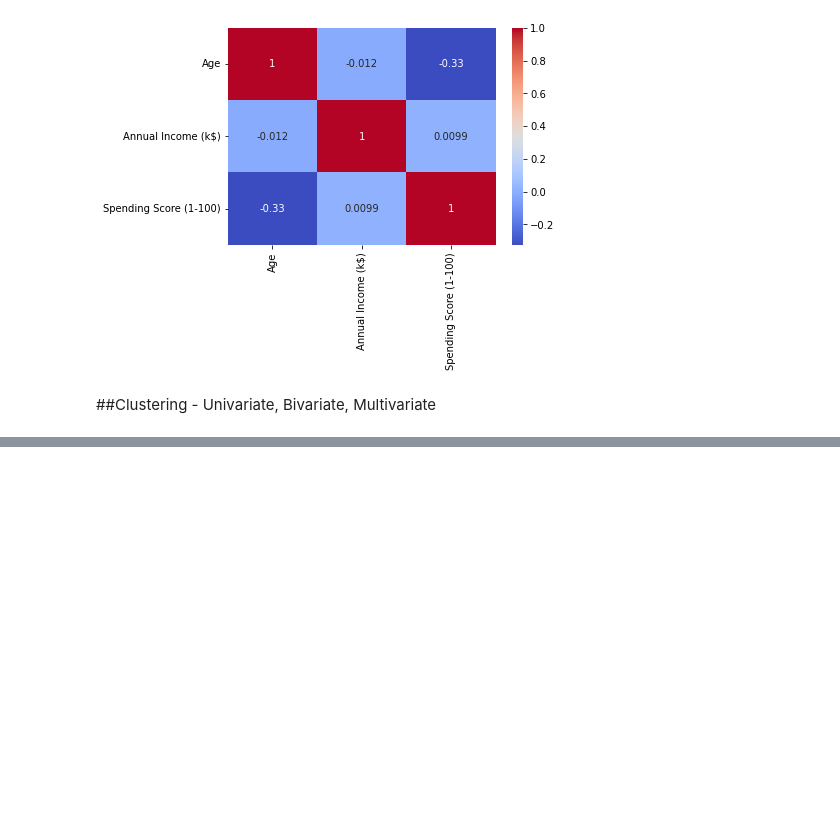
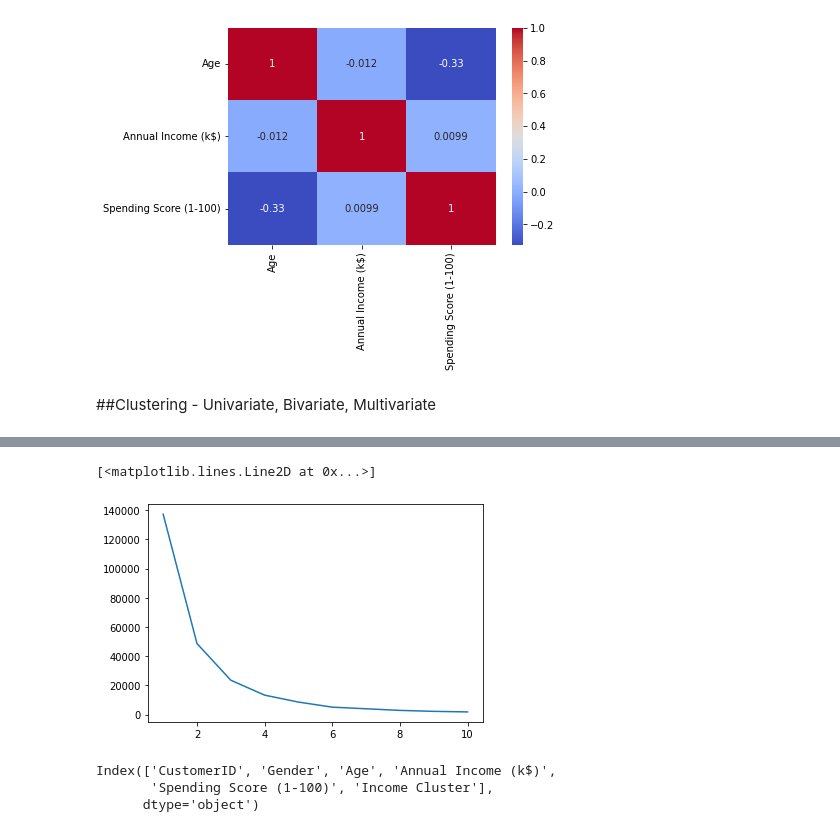
Before and after one commit to bdfd/Portfolio_Project_02-Customer_Segmentation, a Jupyter notebook: Shopping_Customer_Segmentation.ipynb, the cells around one changed output, grey strips where cells are left out. Drawn from its saved outputs; the diff is of its cells as text; code cells hidden in the pictures; blank space fills up the shorter version.

```diff
--- a/Shopping_Customer_Segmentation.ipynb
+++ b/Shopping_Customer_Segmentation.ipynb
@@ -147,0 +189,7 @@ sns.heatmap(df2.corr(),annot=True,cmap='coolwarm')
+# %%
+inertia_scores=[]
+for i in range(1,11):
+  kmeans = KMeans(n_clusters=i)
+  kmeans.fit(df[['Annual Income (k$)']])
+  inertia_scores.append(kmeans.inertia_)
+inertia_scores
@@ -147,0 +207,11 @@ sns.heatmap(df2.corr(),annot=True,cmap='coolwarm')
+# %%
+plt.plot(range(1,11),inertia_scores)
+# %% [output]
+[<matplotlib.lines.Line2D at 0x...>]
+[figure, added]
+# %%
+df3.columns
+# %% [output]
+Index(['CustomerID', 'Gender', 'Age', 'Annual Income (k$)',
+       'Spending Score (1-100)', 'Income Cluster'],
+      dtype='object')
```
Also changed, not shown: parts of 14 cells of this notebook.
